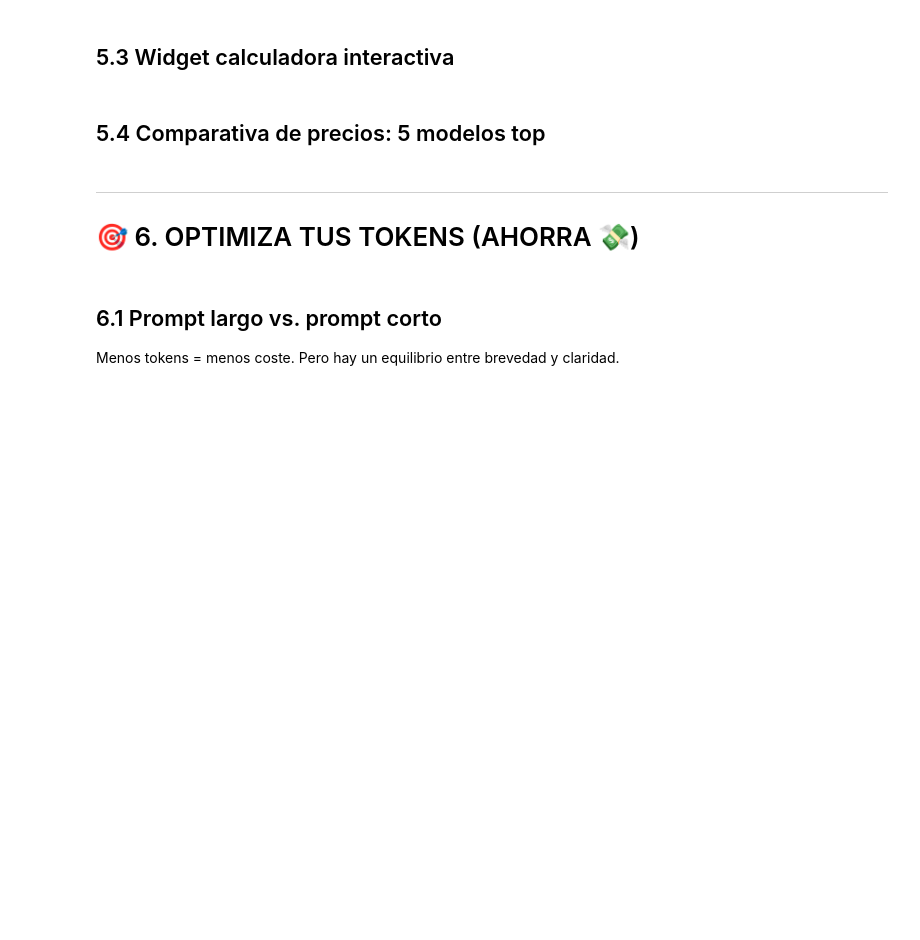
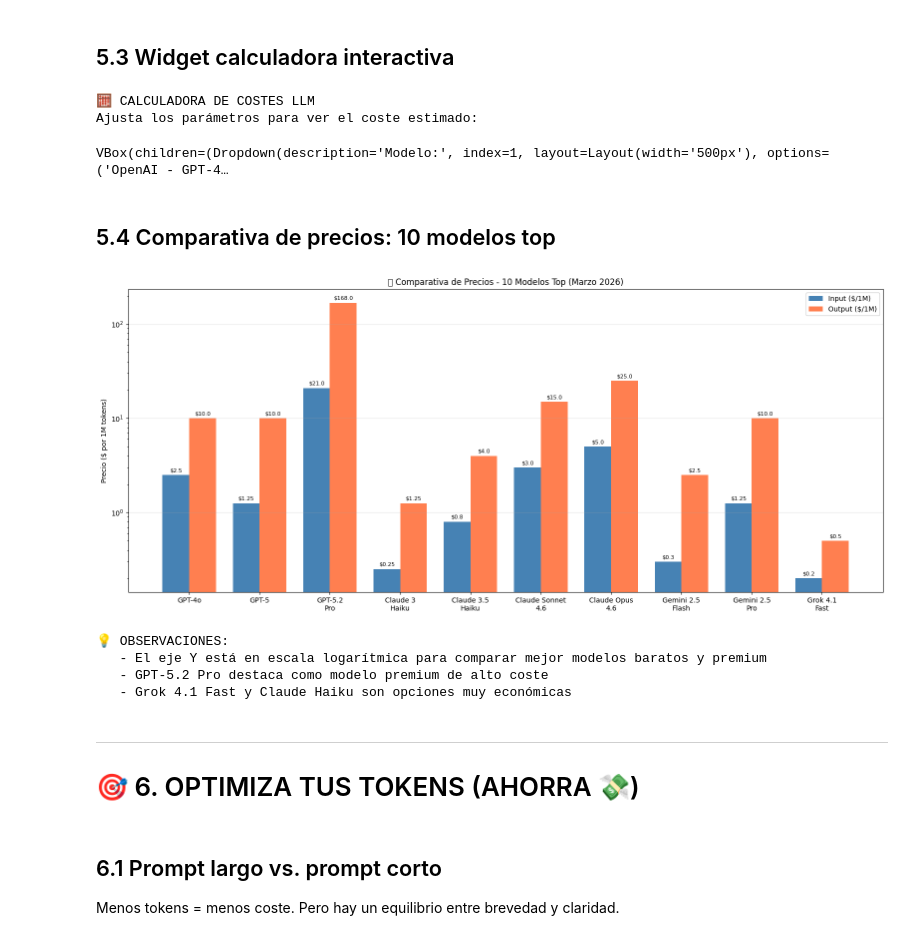
Before and after one commit to fbataller/iagen_knowledge_pills, a Jupyter notebook: notebooks/02_Embeddings_Tokens_Costes.ipynb, the cells around one changed output. Saved outputs shown, nothing was run; the diff lists cells and outputs as text; code cells hidden in the pictures; blank space fills up the shorter version.

```diff
--- a/notebooks/02_Embeddings_Tokens_Costes.ipynb
+++ b/notebooks/02_Embeddings_Tokens_Costes.ipynb
@@ -1111,20 +1346,31 @@ print(f"💡 Ahorro usando mini: {ahorro:.1f}%")
 
 # Modelos y precios ($/1M tokens)
 modelos = {
-    "GPT-4o": {"input": 2.50, "output": 10.00},
-    "GPT-4o-mini": {"input": 0.15, "output": 0.60},
-    "Claude 3.5 Sonnet": {"input": 3.00, "output": 15.00},
-    "Claude 3 Haiku": {"input": 0.25, "output": 1.25},
-    "Gemini 1.5 Pro": {"input": 1.25, "output": 5.00},
-    "Gemini Flash (GRATIS)": {"input": 0.00, "output": 0.00},
+    "OpenAI - GPT-4o": {"input": 2.50, "output": 10.00, "contexto": "128K"},
+    "OpenAI - GPT-5": {"input": 1.25, "output": 10.00, "contexto": "400K"},
+    "OpenAI - GPT-5.2 Pro": {"input": 21.00, "output": 168.00, "contexto": "400K"},
+    "Anthropic - Claude 3 Haiku": {"input": 0.25, "output": 1.25, "contexto": "200K"},
+    "Anthropic - Claude 3.5 Haiku": {"input": 0.80, "output": 4.00, "contexto": "200K"},
+    "Anthropic - Claude Haiku 4.5": {"input": 1.00, "output": 5.00, "contexto": "200K"},
+    "Anthropic - Claude Sonnet 4.5": {"input": 3.00, "output": 15.00, "contexto": "1M"},
+    "Anthropic - Claude Sonnet 4.6": {"input": 3.00, "output": 15.00, "contexto": "1M"},
+    "Anthropic - Claude Opus 4.5": {"input": 5.00, "output": 25.00, "contexto": "200K"},
+    "Anthropic - Claude Opus 4.6": {"input": 5.00, "output": 25.00, "contexto": "1M"},
+    "Google Gemini - Gemini 2.5 Flash": {"input": 0.30, "output": 2.50, "contexto": "1M+"},
+    "Google Gemini - Gemini 2.5 Pro": {"input": 1.25, "output": 10.00, "contexto": "1M+"},
+    "Google Gemini - Gemini 3.1 Pro Preview": {"input": 2.00, "output": 12.00, "contexto": "1M+"},
+    "Google Gemini - Gemini 3 Pro Preview": {"input": 2.00, "output": 12.00, "contexto": "1M+"},
+    "xAI Grok - Grok 3 Beta": {"input": 3.00, "output": 15.00, "contexto": "131K"},
+    "xAI Grok - Grok 4": {"input": 3.00, "output": 15.00, "contexto": "256K"},
+    "xAI Grok - Grok 4.1 Fast": {"input": 0.20, "output": 0.50, "contexto": "2M"},
 }
 
 # Widgets
 modelo_dropdown = widgets.Dropdown(
     options=list(modelos.keys()),
-    value="GPT-4o-mini",
+    value="OpenAI - GPT-5",
     description='Modelo:',
-    layout=Layout(width='300px')
+    layout=Layout(width='500px')
 )
 
 input_tokens_slider = widgets.IntSlider(
@@ -1176,8 +1422,9 @@ def calcular_coste(change):
         coste_total = coste_input + coste_output
 
         print(f"💻 Modelo: {modelo}")
+        print(f"🧠 Contexto máx.: {precios['contexto']}")
         print(f"📊 Precios: ${precios['input']}/1M input, ${precios['output']}/1M output")
-        print("=" * 50)
+        print("=" * 60)
         print(f"📥 Input total: {total_input:,} tokens")
         print(f"📤 Output total: {total_output:,} tokens")
         print()
@@ -1209,54 +1456,78 @@ display(VBox([
 
 # Calcular inicial
 calcular_coste(None)
+# %% [output]
+🧮 CALCULADORA DE COSTES LLM
+Ajusta los parámetros para ver el coste estimado:
+VBox(children=(Dropdown(description='Modelo:', index=1, layout=Layout(width='500px'), options=('OpenAI - GPT-4…
 # %% [markdown]
-## 5.4 Comparativa de precios: 5 modelos top
+## 5.4 Comparativa de precios: 10 modelos top
 # %%
 # 📊 Comparativa visual de precios
 
-# Datos
-modelos_comp = ['GPT-4o', 'GPT-4o-mini', 'Claude 3.5\nSonnet', 'Claude 3\nHaiku', 'Gemini 1.5\nPro']
-precios_input = [2.50, 0.15, 3.00, 0.25, 1.25]
-precios_output = [10.00, 0.60, 15.00, 1.25, 5.00]
+# Datos (10 modelos)
+modelos_comp = [
+    'GPT-4o',
+    'GPT-5',
+    'GPT-5.2\nPro',
+    'Claude 3\nHaiku',
+    'Claude 3.5\nHaiku',
+    'Claude Sonnet\n4.6',
+    'Claude Opus\n4.6',
+    'Gemini 2.5\nFlash',
+    'Gemini 2.5\nPro',
+    'Grok 4.1\nFast'
+]
+
+precios_input = [2.50, 1.25, 21.00, 0.25, 0.80, 3.00, 5.00, 0.30, 1.25, 0.20]
+precios_output = [10.00, 10.00, 168.00, 1.25, 4.00, 15.00, 25.00, 2.50, 10.00, 0.50]
 
 x = np.arange(len(modelos_comp))
-width = 0.35
+width = 0.38
 
-fig, ax = plt.subplots(figsize=(12, 6))
+fig, ax = plt.subplots(figsize=(16, 7))
 bars1 = ax.bar(x - width/2, precios_input, width, label='Input ($/1M)', color='steelblue')
 bars2 = ax.bar(x + width/2, precios_output, width, label='Output ($/1M)', color='coral')
 
 # Etiquetas
 ax.set_ylabel('Precio ($ por 1M tokens)')
-ax.set_title('💰 Comparativa de Precios - Principales LLMs (Marzo 2026)')
+ax.set_title('💰 Comparativa de Precios - 10 Modelos Top (Marzo 2026)')
 ax.set_xticks(x)
 ax.set_xticklabels(modelos_comp)
 ax.legend()
+ax.set_yscale('log')
+ax.grid(True, axis='y', alpha=0.3)
 
 # Añadir valores encima de las barras
 for bar in bars1:
     height = bar.get_height()
     ax.annotate(f'${height}',
                 xy=(bar.get_x() + bar.get_width() / 2, height),
                 xytext=(0, 3),
                 textcoords="offset points",
-                ha='center', va='bottom', fontsize=9)
+                ha='center', va='bottom', fontsize=8)
 
 for bar in bars2:
     height = bar.get_height()
     ax.annotate(f'${height}',
                 xy=(bar.get_x() + bar.get_width() / 2, height),
                 xytext=(0, 3),
                 textcoords="offset points",
-                ha='center', va='bottom', fontsize=9)
+                ha='center', va='bottom', fontsize=8)
 
 plt.tight_layout()
 plt.show()
 
 print("\n💡 OBSERVACIONES:")
-print("   - Los modelos 'mini' o 'Haiku' son 10-20x más baratos")
-print("   - Output SIEMPRE cuesta más que input (2-5x)")
-print("   - Gemini Flash es GRATIS dentro de sus límites")
+print("   - El eje Y está en escala logarítmica para comparar mejor modelos baratos y premium")
+print("   - GPT-5.2 Pro destaca como modelo premium de alto coste")
+print("   - Grok 4.1 Fast y Claude Haiku son opciones muy económicas")
+# %% [output]
+[figure, added]
+💡 OBSERVACIONES:
+   - El eje Y está en escala logarítmica para comparar mejor modelos baratos y premium
+   - GPT-5.2 Pro destaca como modelo premium de alto coste
+   - Grok 4.1 Fast y Claude Haiku son opciones muy económicas
 # %% [markdown]
 ---
 # 🎯 6. OPTIMIZA TUS TOKENS (AHORRA 💸)
```
Also changed, not shown: parts of 94 cells of this notebook, 2 other files.
